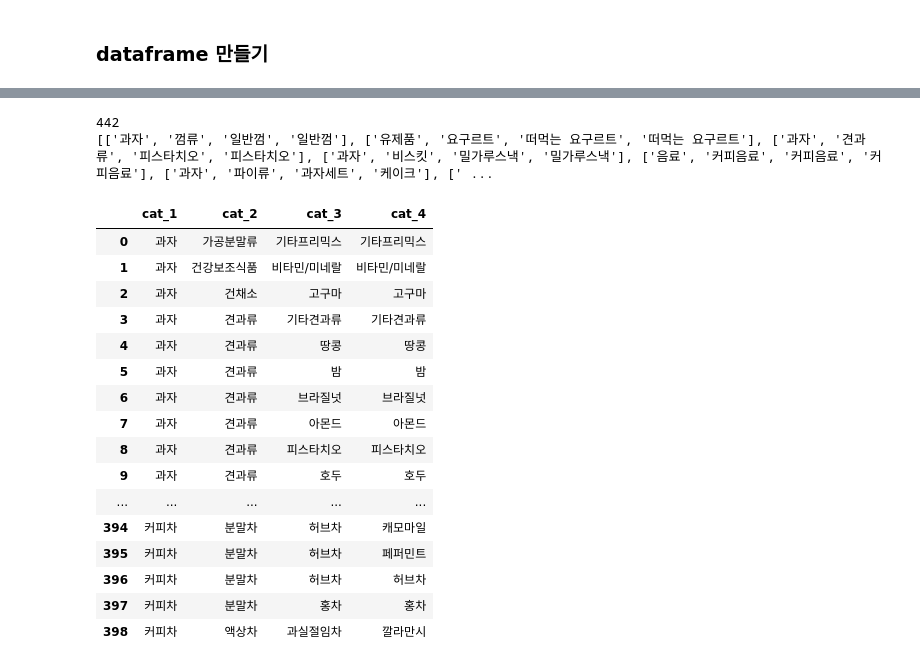
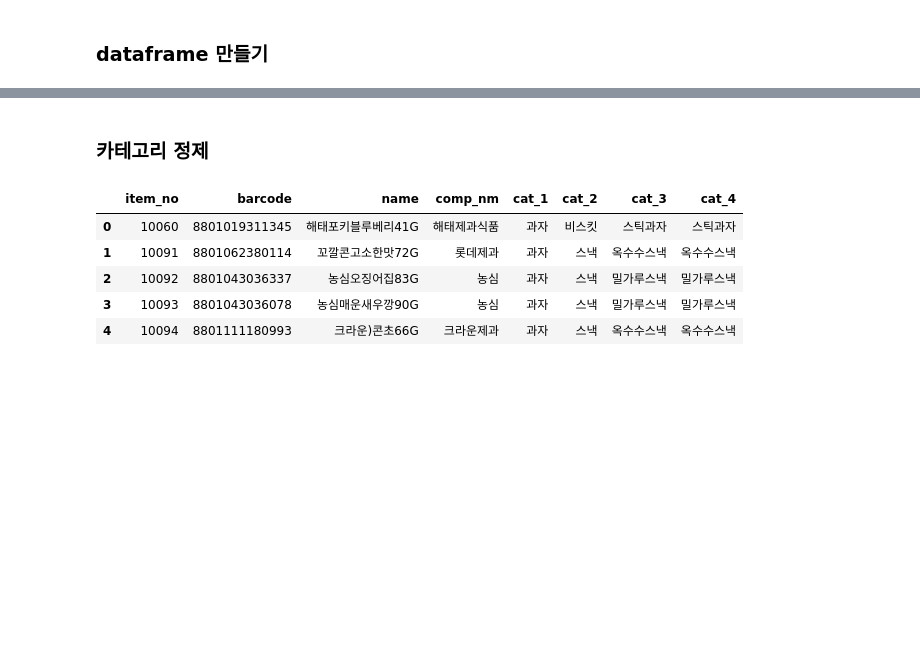
Before and after one commit to songahh/KOFOOS, a Jupyter notebook: data/product/product.ipynb, the cells around one changed output, grey strips where cells are left out. Cells and saved outputs as stored; diff of their text form; code cells hidden in the pictures; blank space fills up the shorter version.

Commit message:
feat: [feature/data-data] 카테고리, 제품 데이터 국문으로 완성

```diff
--- a/data/product/product.ipynb
+++ b/data/product/product.ipynb
@@ -30,6 +30,7 @@ print(dirs)
 id = 0
 category_dict = dict()
 product_dict = dict()
+all_dict = dict()
 # %%
 for dir in dirs:
     new_path = os.path.join(DATA_PATH, dir)
@@ -40,6 +41,7 @@ for dir in dirs:
 
         category = []
         product = []
+        all = []
 
         basename = os.path.basename(file)
         filename = os.path.splitext(basename)[0]
@@ -67,8 +69,20 @@ for dir in dirs:
         product.append(name)
         product.append(comp_nm)
 
+
+        all.append(item_no)
+        all.append(barcode)
+        all.append(name)
+        all.append(comp_nm)
+        all.append(cat_1)
+        all.append(cat_2)
+        all.append(cat_3)
+        all.append(cat_4)
+
+
         category_dict[id] = category
         product_dict[id] = product
+        all_dict[id] = all
 
         id += 1
 # %%
@@ -82,32 +117,13 @@ print(product_dict)
+# %% [markdown]
+### 카테고리 정제
 # %%
-product_df = pd.DataFrame.from_dict(data=product_dict, orient='index')
-product_df.columns = ['item_no', 'barcode', 'name', 'comp_nm']
+all_df = pd.DataFrame.from_dict(data=all_dict, orient='index')
+all_df.columns = ['item_no', 'barcode', 'name', 'comp_nm', "cat_1", "cat_2", "cat_3", "cat_4"]
+all_df.head(5)
+# %% [output]
+|  | item_no | barcode | name | comp_nm | cat_1 | cat_2 | cat_3 | cat_4 |
+| 0 | 10060 | 8801019311345 | 해태포키블루베리41G | 해태제과식품 | 과자 | 비스킷 | 스틱과자 | 스틱과자 |
+| 1 | 10091 | 8801062380114 | 꼬깔콘고소한맛72G | 롯데제과 | 과자 | 스낵 | 옥수수스낵 | 옥수수스낵 |
+| 2 | 10092 | 8801043036337 | 농심오징어집83G | 농심 | 과자 | 스낵 | 밀가루스낵 | 밀가루스낵 |
+| 3 | 10093 | 8801043036078 | 농심매운새우깡90G | 농심 | 과자 | 스낵 | 밀가루스낵 | 밀가루스낵 |
+| 4 | 10094 | 8801111180993 | 크라운)콘초66G | 크라운제과 | 과자 | 스낵 | 옥수수스낵 | 옥수수스낵 |
-# %%
-unique_category = list(map(list, set(map(tuple, category_dict.values()))))
-print(len(unique_category))
-print(unique_category)
-
-category_df = pd.DataFrame(unique_category)
-category_df.columns = ['cat_1', 'cat_2', 'cat_3', 'cat_4']
-category_df= category_df.sort_values(by = ["cat_1", "cat_2", "cat_3", "cat_4"]).reset_index(drop=True)
-display(category_df)
-# %% [output]
-442
-[['과자', '껌류', '일반껌', '일반껌'], ['유제품', '요구르트', '떠먹는 요구르트', '떠먹는 요구르트'], ['과자', '견과류', '피스타치오', '피스타치오'], ['과자', '비스킷', '밀가루스낵', '밀가루스낵'], ['음료', '커피음료', '커피음료', '커피음료'], ['과자', '파이류', '과자세트', '케이크'], [' ...
-|  | cat_1 | cat_2 | cat_3 | cat_4 |
-| 0 | 과자 | 가공분말류 | 기타프리믹스 | 기타프리믹스 |
-| 1 | 과자 | 건강보조식품 | 비타민/미네랄 | 비타민/미네랄 |
-| 2 | 과자 | 건채소 | 고구마 | 고구마 |
-| 3 | 과자 | 견과류 | 기타견과류 | 기타견과류 |
-| 4 | 과자 | 견과류 | 땅콩 | 땅콩 |
-| 5 | 과자 | 견과류 | 밤 | 밤 |
-| 6 | 과자 | 견과류 | 브라질넛 | 브라질넛 |
-| 7 | 과자 | 견과류 | 아몬드 | 아몬드 |
-| 8 | 과자 | 견과류 | 피스타치오 | 피스타치오 |
-| 9 | 과자 | 견과류 | 호두 | 호두 |
-| ... | ... | ... | ... | ... |
-| 394 | 커피차 | 분말차 | 허브차 | 캐모마일 |
-| 395 | 커피차 | 분말차 | 허브차 | 페퍼민트 |
-| 396 | 커피차 | 분말차 | 허브차 | 허브차 |
-| 397 | 커피차 | 분말차 | 홍차 | 홍차 |
-| 398 | 커피차 | 액상차 | 과실절임차 | 깔라만시 |
```
Also changed, not shown: parts of 14 cells of this notebook.
